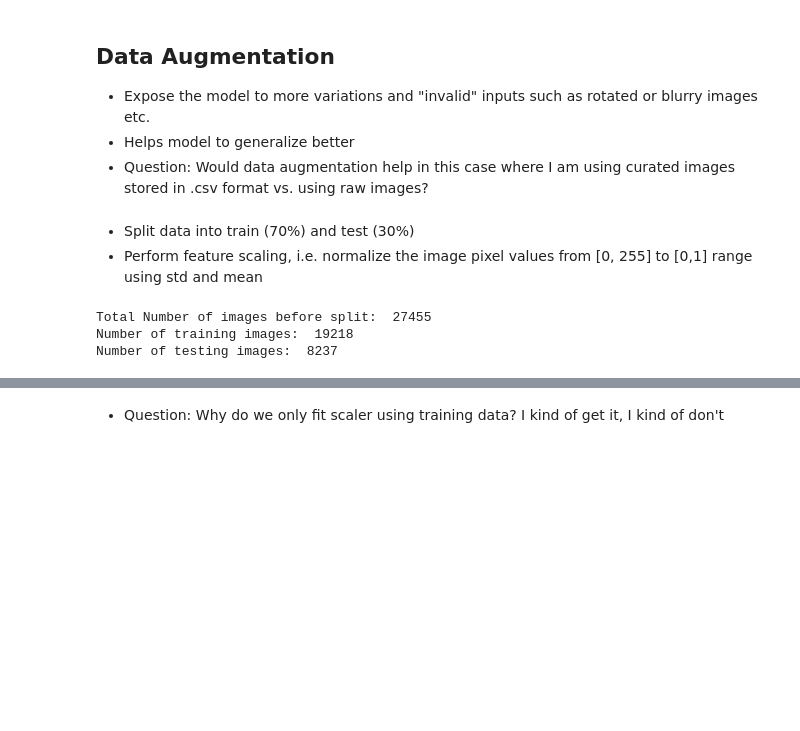
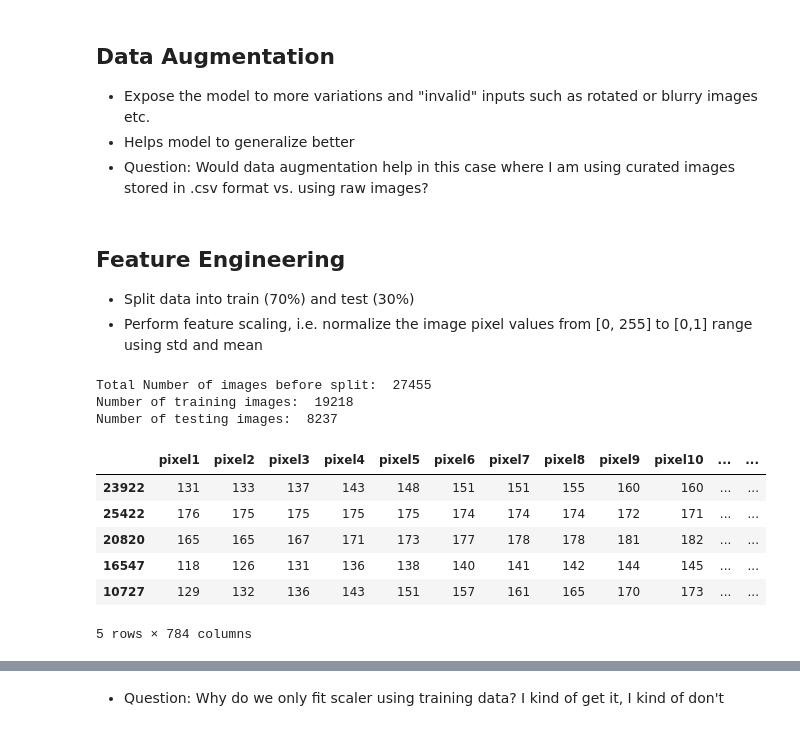
Before and after one commit to skirui-source/mle8-capstone, a Jupyter notebook: nb/asl_classifier_cnn.ipynb, the cells around one changed output, grey strips where cells are left out. Cells and saved outputs as stored; diff of their text form; code cells hidden in the pictures; blank space fills up the shorter version.

```diff
--- a/nb/asl_classifier_cnn.ipynb
+++ b/nb/asl_classifier_cnn.ipynb
@@ -130,6 +130,7 @@ sns.countplot(labels);
 - Helps model to generalize better
 - Question: Would data augmentation help in this case where I am using curated images stored in .csv format vs. using raw images?
 # %% [markdown]
+## Feature Engineering
 - Split data into train (70%) and test (30%)
 - Perform feature scaling, i.e. normalize the image pixel values from [0, 255] to [0,1] range using std and mean
 # %%
@@ -144,3 +145,16 @@ print("Number of testing images: ", X_test.shape[0])
 Total Number of images before split:  27455
 Number of training images:  19218
 Number of testing images:  8237
+# %%
+df_Xtrain_orig = pd.DataFrame(X_train)
+df_Xtest_orig = pd.DataFrame(X_test)
+# %%
+df_Xtrain_orig.head()
+# %% [output]
+|  | pixel1 | pixel2 | pixel3 | pixel4 | pixel5 | pixel6 | pixel7 | pixel8 | pixel9 | pixel10 | ... | ... |
+| 23922 | 131 | 133 | 137 | 143 | 148 | 151 | 151 | 155 | 160 | 160 | ... | ... |
+| 25422 | 176 | 175 | 175 | 175 | 175 | 174 | 174 | 174 | 172 | 171 | ... | ... |
+| 20820 | 165 | 165 | 167 | 171 | 173 | 177 | 178 | 178 | 181 | 182 | ... | ... |
+| 16547 | 118 | 126 | 131 | 136 | 138 | 140 | 141 | 142 | 144 | 145 | ... | ... |
+| 10727 | 129 | 132 | 136 | 143 | 151 | 157 | 161 | 165 | 170 | 173 | ... | ... |
+5 rows × 784 columns
```
Also changed, not shown: parts of 5 cells of this notebook.
